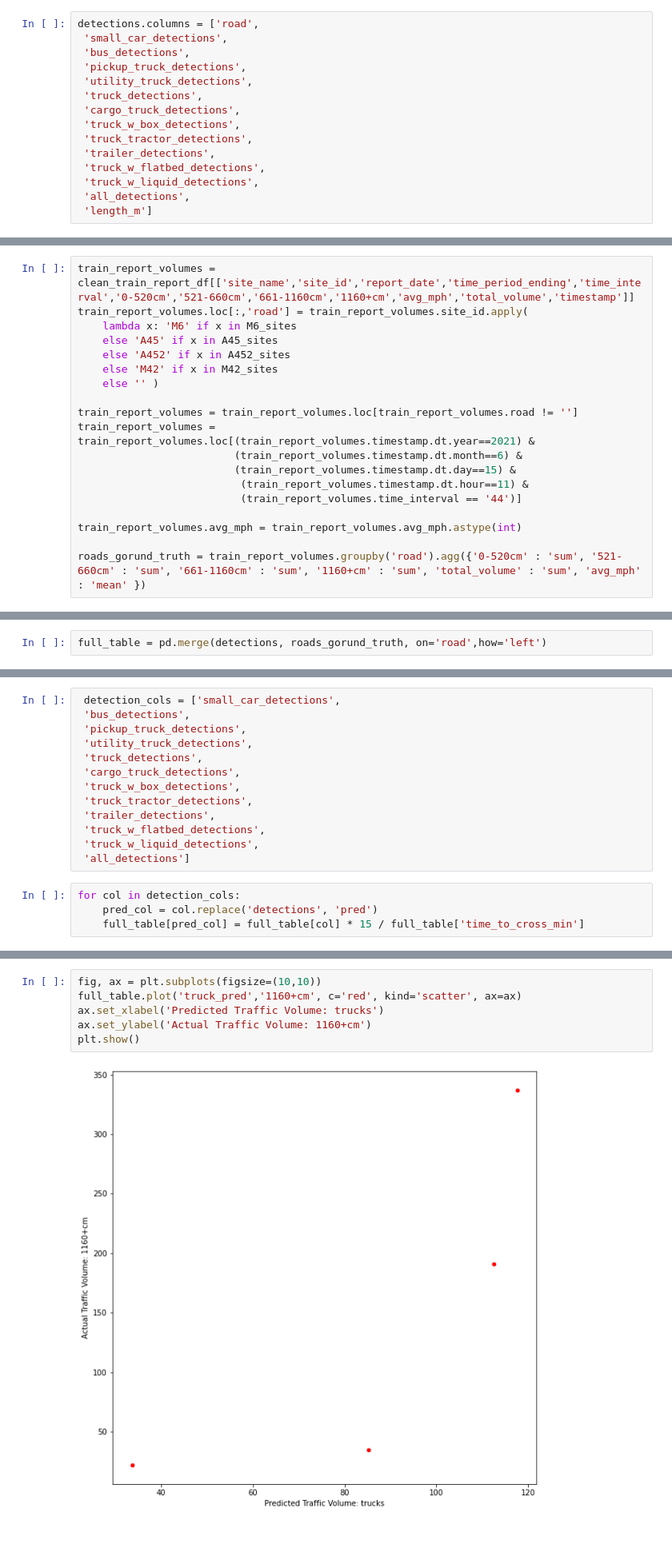
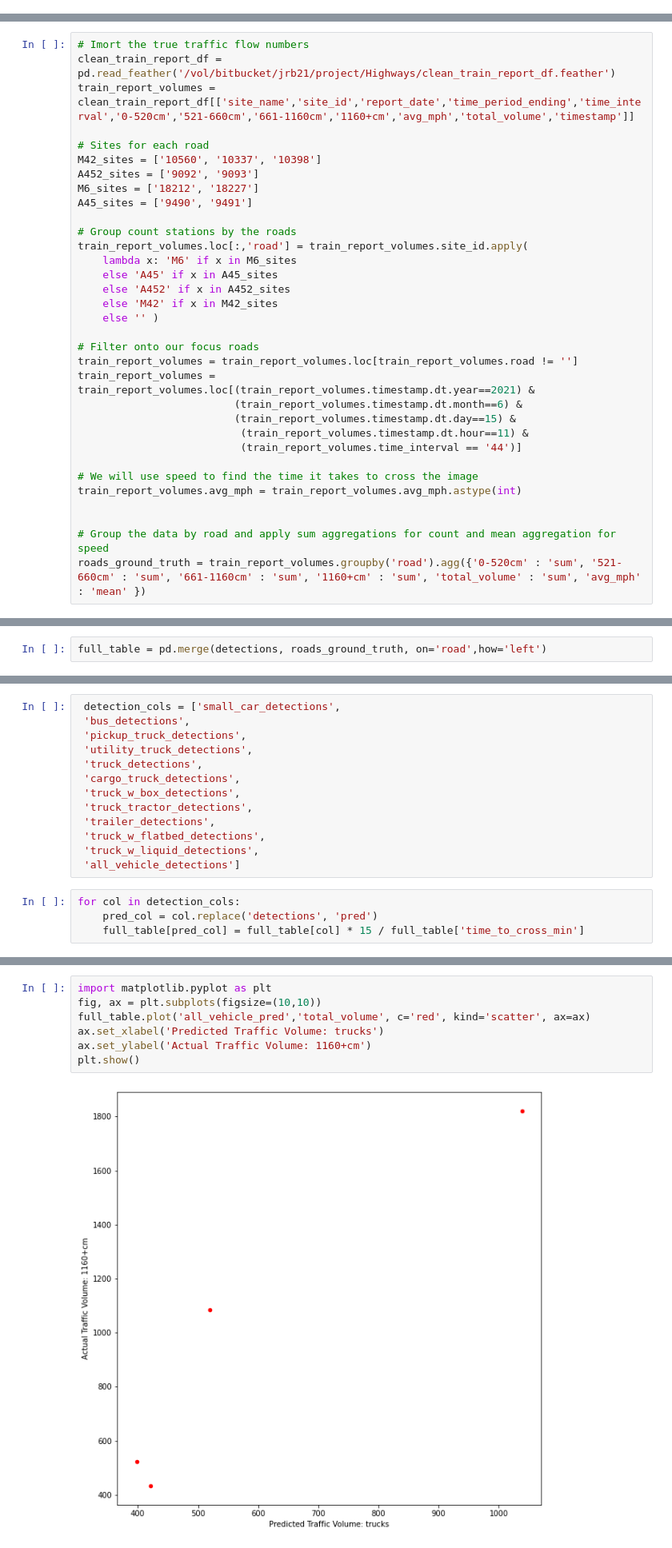
Before and after one commit to JakeRobertBaker/small-object-detection-benchmark, a Jupyter notebook: Inference-Highways.ipynb, the cells around one changed output, grey strips where cells are left out. Shown at 80% size. Saved outputs shown, nothing was run; the diff lists cells and outputs as text.

Commit message:
added highway end to end inference

```diff
--- a/Inference-Highways.ipynb
+++ b/Inference-Highways.ipynb
@@ -197,18 +195,3 @@ detections.loc[:, 'length_m'] = [4559.31, 5549.01, 7347.07, 2542.41]
-# %%
-detections.columns = ['road',
- 'small_car_detections',
- 'bus_detections',
- 'pickup_truck_detections',
- 'utility_truck_detections',
- 'truck_detections',
- 'cargo_truck_detections',
- 'truck_w_box_detections',
- 'truck_tractor_detections',
- 'trailer_detections',
- 'truck_w_flatbed_detections',
- 'truck_w_liquid_detections',
- 'all_detections',
- 'length_m']
 # %%
 detections['length_milles'] = detections.length_m.apply(lambda x: x/1000 *5/8)
 # %%
@@ -220,7 +203,17 @@ detections
 | 2 | M42 | 104 | 15 | 0 | 0 | ... |
 | 3 | A452 | 22 | 0 | 0 | 0 | ... |
 # %%
+# Imort the true traffic flow numbers
+clean_train_report_df = pd.read_feather('/vol/bitbucket/jrb21/project/Highways/clean_train_report_df.feather')
 train_report_volumes = clean_train_report_df[['site_name','site_id','report_date','time_period_ending','time_interval','0-520cm','521-660cm','661-1160cm','1160+cm','avg_mph','total_volume','timestamp']]
+
+# Sites for each road
+M42_sites = ['10560', '10337', '10398']
+A452_sites = ['9092', '9093']
+M6_sites = ['18212', '18227']
+A45_sites = ['9490', '9491']
+
+# Group count stations by the roads
 train_report_volumes.loc[:,'road'] = train_report_volumes.site_id.apply(
     lambda x: 'M6' if x in M6_sites
     else 'A45' if x in A45_sites
@@ -228,6 +221,7 @@ train_report_volumes.loc[:,'road'] = train_report_volumes.site_id.apply(
     else 'M42' if x in M42_sites
     else '' )
 
+# Filter onto our focus roads
 train_report_volumes = train_report_volumes.loc[train_report_volumes.road != '']
 train_report_volumes = train_report_volumes.loc[(train_report_volumes.timestamp.dt.year==2021) &
                          (train_report_volumes.timestamp.dt.month==6) &
@@ -235,9 +229,12 @@ train_report_volumes = train_report_volumes.loc[(train_report_volumes.timestamp.
                           (train_report_volumes.timestamp.dt.hour==11) &
                           (train_report_volumes.time_interval == '44')]
 
+# We will use speed to find the time it takes to cross the image
 train_report_volumes.avg_mph = train_report_volumes.avg_mph.astype(int)
 
-roads_gorund_truth = train_report_volumes.groupby('road').agg({'0-520cm' : 'sum', '521-660cm' : 'sum', '661-1160cm' : 'sum', '1160+cm' : 'sum', 'total_volume' : 'sum', 'avg_mph' : 'mean' })
+
+# Group the data by road and apply sum aggregations for count and mean aggregation for speed
+roads_ground_truth = train_report_volumes.groupby('road').agg({'0-520cm' : 'sum', '521-660cm' : 'sum', '661-1160cm' : 'sum', '1160+cm' : 'sum', 'total_volume' : 'sum', 'avg_mph' : 'mean' })
 # %% [output]
 A value is trying to be set on a copy of a slice from a DataFrame.
 Try using .loc[row_indexer,col_indexer] = value instead
@@ -256,7 +253,7 @@ roads_gorund_truth
 # %%
 pd.set_option('display.max_columns', None)
 # %%
-full_table = pd.merge(detections, roads_gorund_truth, on='road',how='left')
+full_table = pd.merge(detections, roads_ground_truth, on='road',how='left')
 # %%
 full_table['time_to_cross_hour'] = full_table.apply(lambda x : x.length_milles/x.avg_mph * 1/2 , axis=1) # add in half since length counts both sides of the road
 full_table['time_to_cross_min'] = full_table.apply(lambda x : x.time_to_cross_hour * 60 , axis=1)
@@ -272,7 +269,7 @@ full_table['time_to_cross_min'] = full_table.apply(lambda x : x.time_to_cross_ho
  'trailer_detections',
  'truck_w_flatbed_detections',
  'truck_w_liquid_detections',
- 'all_detections']
+ 'all_vehicle_detections']
 # %%
 for col in detection_cols:
     pred_col = col.replace('detections', 'pred')
@@ -286,11 +283,12 @@ full_table
 | 2 | M42 | 104 | 15 | 0 | 0 | ... |
 | 3 | A452 | 22 | 0 | 0 | 0 | ... |
 # %%
+import matplotlib.pyplot as plt
 fig, ax = plt.subplots(figsize=(10,10))
-full_table.plot('truck_pred','1160+cm', c='red', kind='scatter', ax=ax)
+full_table.plot('all_vehicle_pred','total_volume', c='red', kind='scatter', ax=ax)
 ax.set_xlabel('Predicted Traffic Volume: trucks')
 ax.set_ylabel('Actual Traffic Volume: 1160+cm')
 plt.show()
 # %% [output]
-[figure, old version]
+[figure, new version]
 # %%
```
Also changed, not shown: parts of 25 cells of this notebook.
